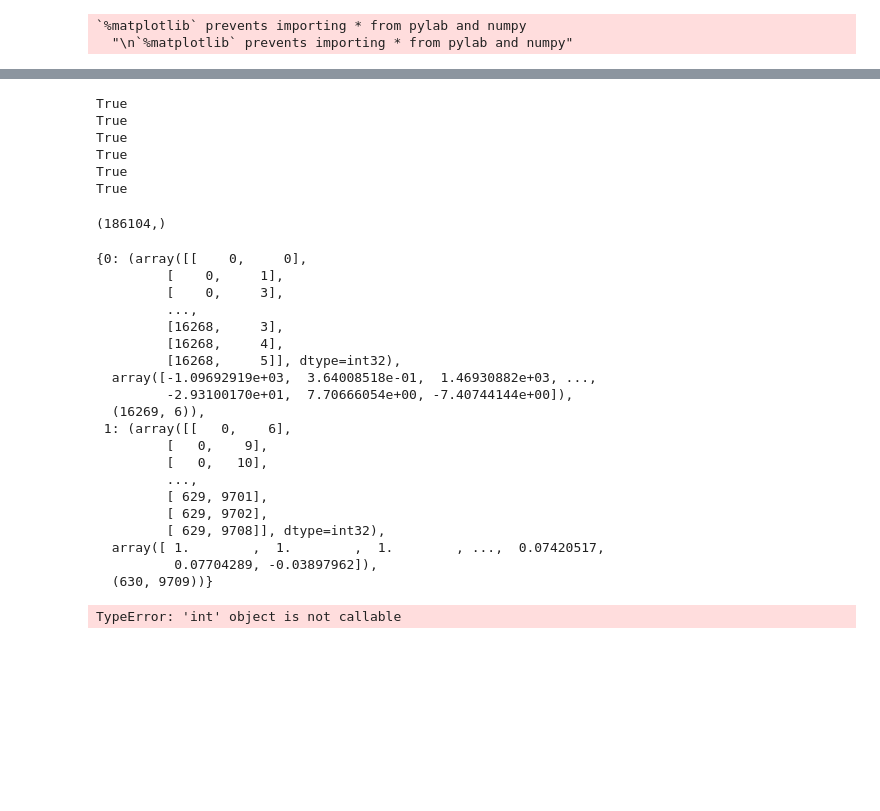
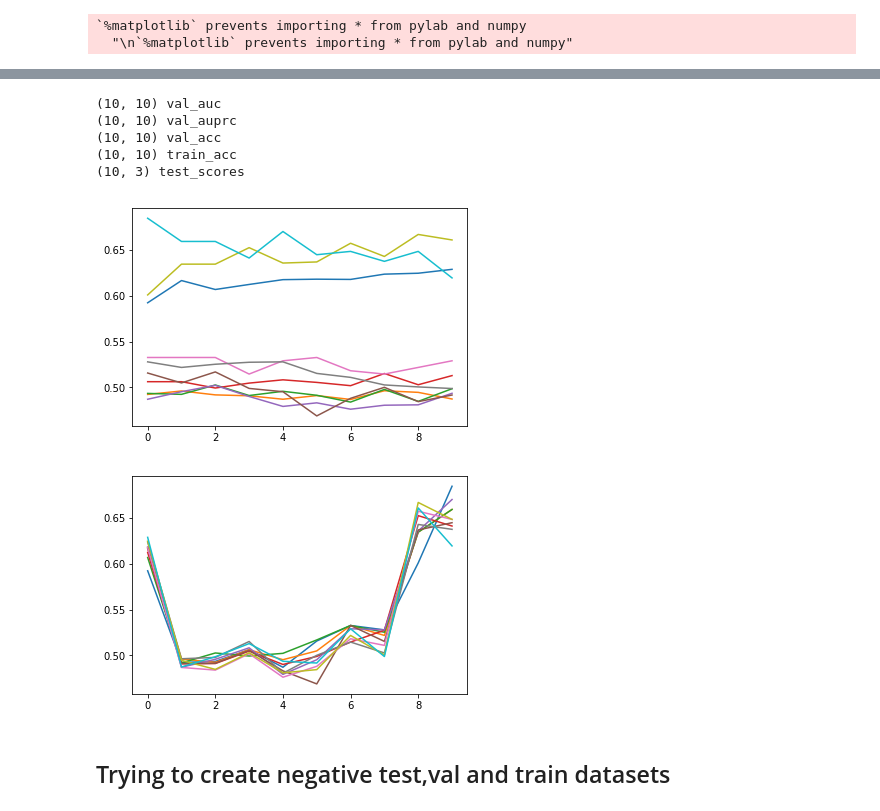
Before and after one commit to diitaz93/Master-Thesis, a Jupyter notebook: sandbox.ipynb, the cells around one changed output, grey strips where cells are left out. Saved outputs shown, nothing was run; the diff lists cells and outputs as text; code cells hidden in the pictures; blank space fills up the shorter version.

```diff
--- a/sandbox.ipynb
+++ b/sandbox.ipynb
@@ -103,47 +77,24 @@ True
-# %%
-# Checking if ddi and ddi transpose are equal
-print((adj_mats_orig[1,1][0]!=adj_mats_orig[1,1][6]).nnz==0)
-print((adj_mats_orig[1,1][1]!=adj_mats_orig[1,1][7]).nnz==0)
-print((adj_mats_orig[1,1][2]!=adj_mats_orig[1,1][8]).nnz==0)
-print((adj_mats_orig[1,1][3]!=adj_mats_orig[1,1][9]).nnz==0)
-print((adj_mats_orig[1,1][4]!=adj_mats_orig[1,1][10]).nnz==0)
-print((adj_mats_orig[1,1][5]!=adj_mats_orig[1,1][11]).nnz==0)
-# %% [output]
-True
-True
-True
-True
-True
-True
-# %%
-print(np.shape(feat[1][1]))
-# %% [output]
-(186104,)
-# %%
-feat
-# %% [output]
-{0: (array([[    0,     0],
-         [    0,     1],
-         [    0,     3],
-         ...,
-         [16268,     3],
-         [16268,     4],
-         [16268,     5]], dtype=int32),
-  array([-1.09692919e+03,  3.64008518e-01,  1.46930882e+03, ...,
-         -2.93100170e+01,  7.70666054e+00, -7.40744144e+00]),
-  (16269, 6)),
- 1: (array([[   0,    6],
-         [   0,    9],
-         [   0,   10],
-         ...,
-         [ 629, 9701],
-         [ 629, 9702],
-         [ 629, 9708]], dtype=int32),
-  array([ 1.        ,  1.        ,  1.        , ...,  0.07420517,
-          0.07704289, -0.03897962]),
-  (630, 9709))}
-# %%
-a = []
-a.append((3)(7))
-# %% [output]
-TypeError: 'int' object is not callable
+# %%
+print(np.shape(val_auc),'val_auc')
+print(np.shape(val_auprc),'val_auprc')
+print(np.shape(val_acc),'val_acc')
+print(np.shape(train_acc),'train_acc')
+print(np.shape(test_scores),'test_scores')
+# %% [output]
+(10, 10) val_auc
+(10, 10) val_auprc
+(10, 10) val_acc
+(10, 10) train_acc
+(10, 3) test_scores
+# %%
+fig1 = figure()
+plot(val_acc)
+fig1.show()
+fig2=figure()
+plot(val_acc.transpose())
+fig2.show()
+# %% [output]
+[figure, added]
+[figure, added]
+# %% [markdown]
+## Trying to create negative test,val and train datasets
```
Also changed, not shown: parts of 19 cells of this notebook, 4 other files.
